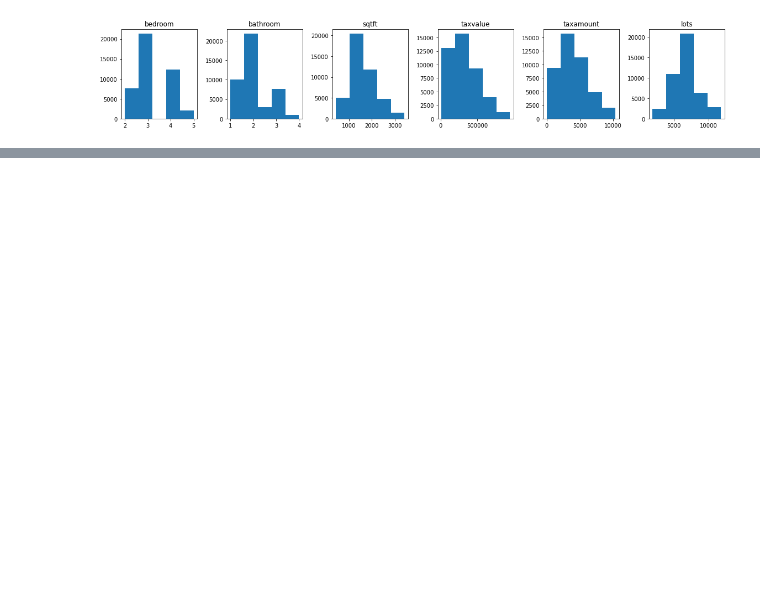
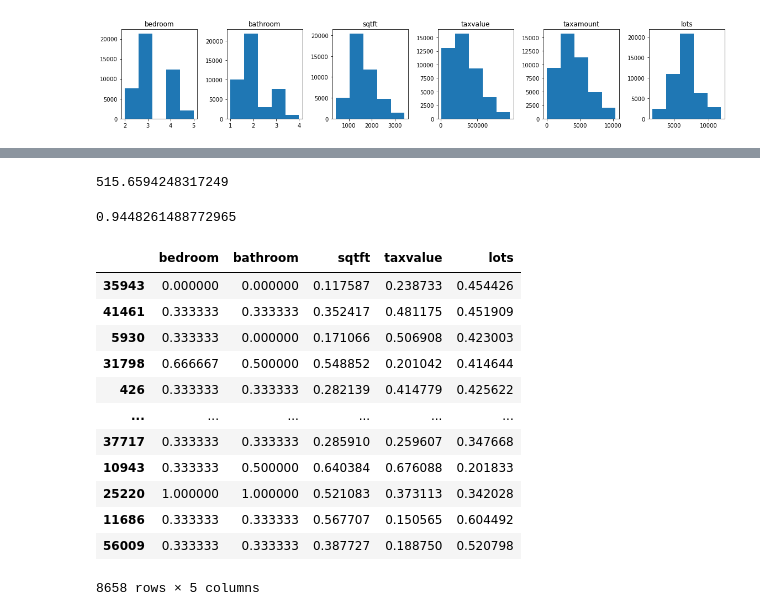
Before and after one commit to QinzhiChen/regression-exercises, a Jupyter notebook: Modeling.ipynb, the cells around one changed output, grey strips where cells are left out. Saved outputs shown, nothing was run; the diff lists cells and outputs as text; code cells hidden in the pictures; blank space fills up the shorter version.

```diff
--- a/Modeling.ipynb
+++ b/Modeling.ipynb
@@ -62,4 +62,4 @@ zillow_train.describe().T
 # %%
 x_train, y_train = zillow_train.select_dtypes('float').drop(columns='taxamount'),zillow_train.taxamount
 x_validate, y_validate = zillow_validate.select_dtypes('float').drop(columns='taxamount'),zillow_validate.taxamount
-x_train, y_train = zillow_test.select_dtypes('float').drop(columns='taxamount'),zillow_test.taxamount
+x_test, y_test = zillow_test.select_dtypes('float').drop(columns='taxamount'),zillow_test.taxamount
@@ -82,3 +66,8 @@ x_train
+# %%
+scaler=MinMaxScaler()
+x_train_scaled = pd.DataFrame(scaler.fit_transform(x_train), index=x_train.index, columns=x_train.columns)
+x_validate_scaled = pd.DataFrame(scaler.fit_transform(x_validate), index=x_validate.index, columns=x_validate.columns)
+x_test_scaled = pd.DataFrame(scaler.fit_transform(x_test), index=x_test.index, columns=x_test.columns)
 # %%
 # We need y_train and y_validate to be dataframes to append the new columns with predicted values.
 y_train = pd.DataFrame(y_train)
@@ -123,0 +224,8 @@ plt.show()
+# %%
+models.rmse.min()
+# %% [output]
+515.6594248317249
+# %%
+models['r^2'].max()
+# %% [output]
+0.9448261488772965
@@ -123,0 +254,17 @@ plt.show()
+# %%
+x_test_scaled=x_test_scaled.dropna()
+x_test_scaled
+# %% [output]
+|  | bedroom | bathroom | sqtft | taxvalue | lots |
+| 35943 | 0.000000 | 0.000000 | 0.117587 | 0.238733 | 0.454426 |
+| 41461 | 0.333333 | 0.333333 | 0.352417 | 0.481175 | 0.451909 |
+| 5930 | 0.333333 | 0.000000 | 0.171066 | 0.506908 | 0.423003 |
+| 31798 | 0.666667 | 0.500000 | 0.548852 | 0.201042 | 0.414644 |
+| 426 | 0.333333 | 0.333333 | 0.282139 | 0.414779 | 0.425622 |
+| ... | ... | ... | ... | ... | ... |
+| 37717 | 0.333333 | 0.333333 | 0.285910 | 0.259607 | 0.347668 |
+| 10943 | 0.333333 | 0.500000 | 0.640384 | 0.676088 | 0.201833 |
+| 25220 | 1.000000 | 1.000000 | 0.521083 | 0.373113 | 0.342028 |
+| 11686 | 0.333333 | 0.333333 | 0.567707 | 0.150565 | 0.604492 |
+| 56009 | 0.333333 | 0.333333 | 0.387727 | 0.188750 | 0.520798 |
+8658 rows × 5 columns
```
Also changed, not shown: parts of 21 cells of this notebook, 2 other files.
